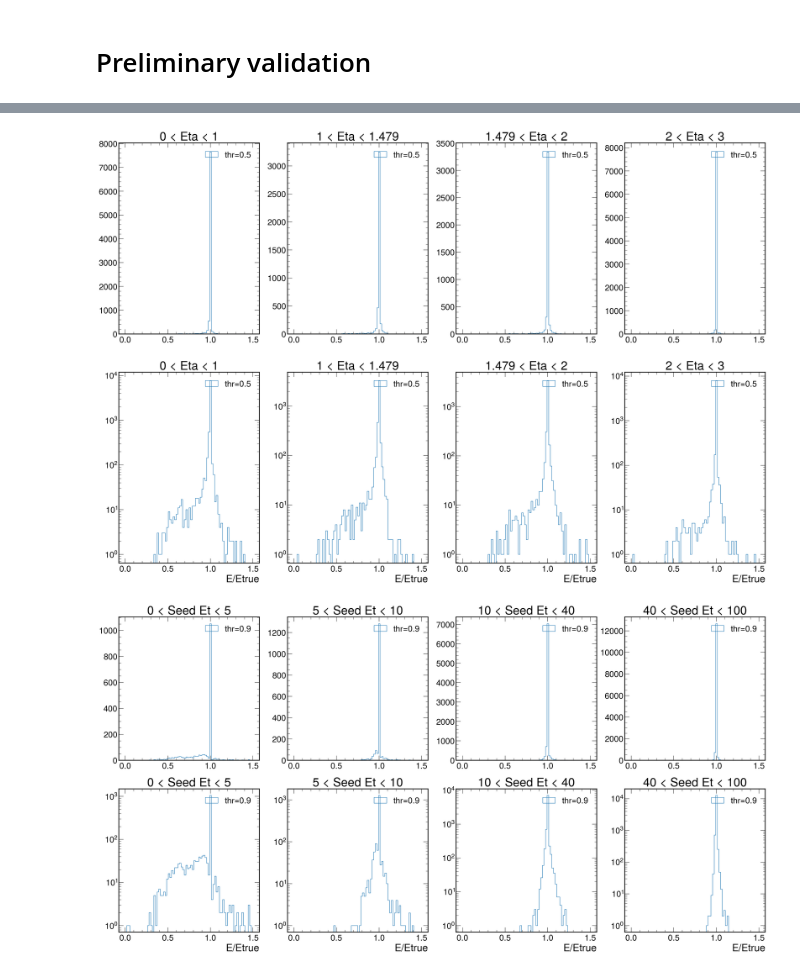
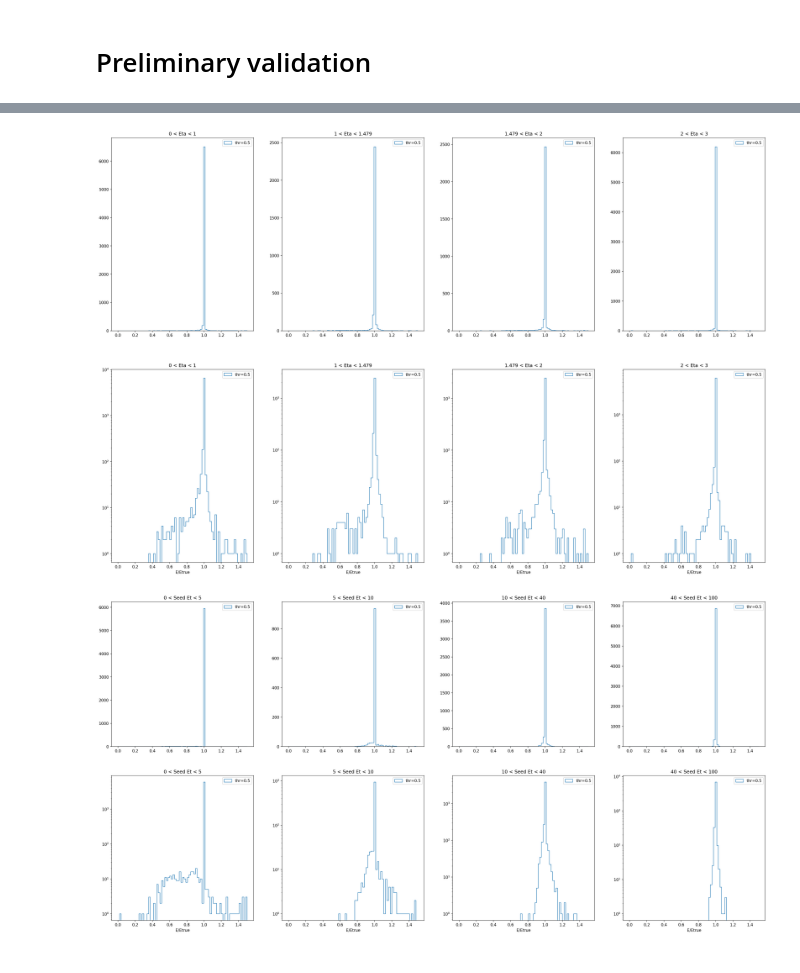
Before and after one commit to valsdav/DeepSuperCluster, a Jupyter notebook: Training/global_model/tf_model_v4.ipynb, the cells around one changed output, grey strips where cells are left out. Saved outputs shown, nothing was run; the diff lists cells and outputs as text; code cells hidden in the pictures.

```diff
--- a/Training/global_model/tf_model_v4.ipynb
+++ b/Training/global_model/tf_model_v4.ipynb
@@ -697,2 +709,0 @@ Et = cl_X[:,:,1:2]
-# %%
-cl_X_initial, cl_hits, is_seed,n_cl = X
@@ -739,6 +710,4 @@ array([1., 1., 1., 0., 0., 0., 0., 0., 0., 0., 0., 0., 0., 1., 0., 0., 0.,
 # %%
-thrs = [0.5,0.6,0.7,0.8,0.9]
-#thrs = [0.5]
 from collections import defaultdict
 data_calo = defaultdict(list)
 data_nocalo = defaultdict(list)
@@ -766,11 +735,12 @@ for ib, (X, y_true) in enumerate(ds_test):
     data_calo['ncls'].append(n_cl.numpy())
     data_calo['ncls_true'].append(tf.reduce_sum(tf.squeeze(y_target), axis=-1).numpy())
     data_calo['ncls_sel'].append(tf.reduce_sum(tf.squeeze(y_pred), axis=-1).numpy())
+    data_calo['ncls_sel_true'].append(tf.reduce_sum(tf.squeeze(y_pred*y_target), axis=-1).numpy())
     data_calo['Et_true'].append(Et_true.numpy())
     data_calo['Et_sel'].append(Et_sel.numpy())
     data_calo['EoEtrue'].append((Et_sel/Et_true).numpy())
 
-    if ib ==00: break
+    if ib ==150: break
 
 
 #     for thr in thrs:
@@ -835,7 +812,7 @@ dfc.head()
 # %%
 ets = [0,5,10,15, 20,40,60,80,100]
 etas = [0, 0.4,0.8, 1.2,1.479, 1.75,2.,2.3,2.6,3]
-ncls = [0,2,3,5,10,15,20,25,30,35,50]
+ncls = [1,2,3,5,10,12,15,17,20,25]
 
 dfc["eta_bin"] = pd.cut(abs(dfc.seed_eta), etas, labels=list(range(len(etas)-1)))
 dfc["et_bin"] = pd.cut(dfc.seed_et, ets, labels=list(range(len(ets)-1)))
@@ -852,30 +829,30 @@ fig, ax = plt.subplots(2,4, figsize=(30,20),dpi=150)
 etas = [ (0,1),(1,1.479),(1.479,2), (2,3)]
 
 for j,(e1,e2) in enumerate(etas):
-    ax[0,j].hist(dfc[(abs(dfc.seed_eta)>=e1) & (abs(dfc.seed_eta)<e2)].EoEtrue,bins=80, range=(0,1.5),histtype='step', label='thr={}'.format(thr))
+    ax[0,j].hist(dfc[(abs(dfc.seed_eta)>=e1) & (abs(dfc.seed_eta)<e2)].EoEtrue,bins=80, range=(0,1.5),histtype='step', label='thr=0.5')
     ax[0,j].legend()
     ax[0,j].set_title('{} < Eta < {}'.format(e1,e2))
-    ax[1,j].hist(dfc[(abs(dfc.seed_eta)>=e1) & (abs(dfc.seed_eta)<e2)].EoEtrue,bins=80, range=(0,1.5),histtype='step', label='thr={}'.format(thr))
+    ax[1,j].hist(dfc[(abs(dfc.seed_eta)>=e1) & (abs(dfc.seed_eta)<e2)].EoEtrue,bins=80, range=(0,1.5),histtype='step', label='thr=0.5')
     ax[1,j].legend()
     ax[1,j].set_xlabel("E/Etrue")
     ax[1,j].set_title('{} < Eta < {}'.format(e1,e2))
     ax[1,j].set_yscale('log')
 # %% [output]
-[figure, old version]
+[figure, new version]
 # %%
 fig, ax = plt.subplots(2,4, figsize=(30,15),dpi=150)
 
 ets = [ (0,5),(5,10),(10,40), (40,100)]
 
 for j,(e1,e2) in enumerate(ets):
-        ax[0,j].hist(dfc[ (dfc.seed_et>=e1) & (dfc.seed_et<e2)].EoEtrue,bins=80, range=(0,1.5),histtype='step', label='thr={}'.format(thr))
+        ax[0,j].hist(dfc[ (dfc.seed_et>=e1) & (dfc.seed_et<e2)].EoEtrue,bins=80, range=(0,1.5),histtype='step',label='thr=0.5')
         ax[0,j].legend()
         ax[0,j].set_title('{} < Seed Et < {}'.format(e1,e2))
-        ax[1,j].hist(dfc[(dfc.seed_et>=e1) & (dfc.seed_et<e2)].EoEtrue,bins=80, range=(0,1.5),histtype='step', label='thr={}'.format(thr))
+        ax[1,j].hist(dfc[(dfc.seed_et>=e1) & (dfc.seed_et<e2)].EoEtrue,bins=80, range=(0,1.5),histtype='step', label='thr=0.5')
         ax[1,j].legend()
         ax[1,j].set_xlabel("E/Etrue")
         ax[1,j].set_title('{} < Seed Et < {}'.format(e1,e2))
         ax[1,j].set_yscale('log')
 # %% [output]
-[figure, old version]
+[figure, new version]
 # %%
```
Also changed, not shown: parts of 45 cells of this notebook, 2 other files.
